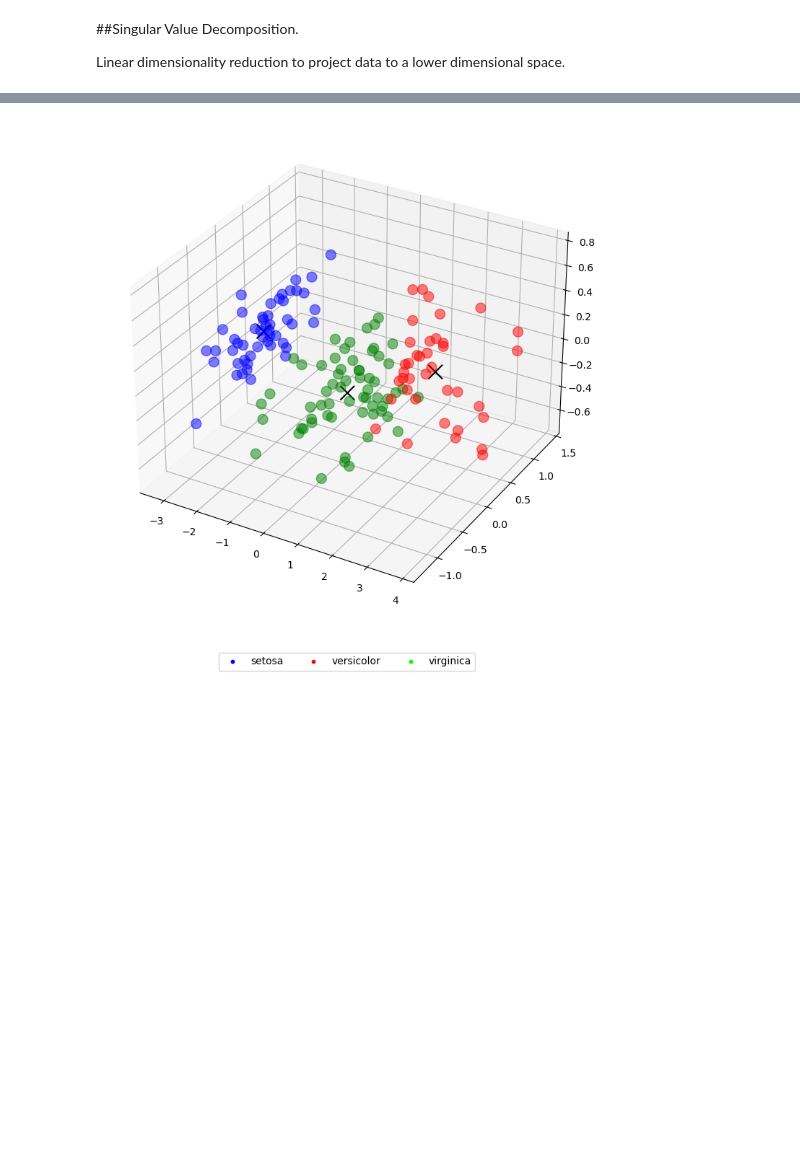
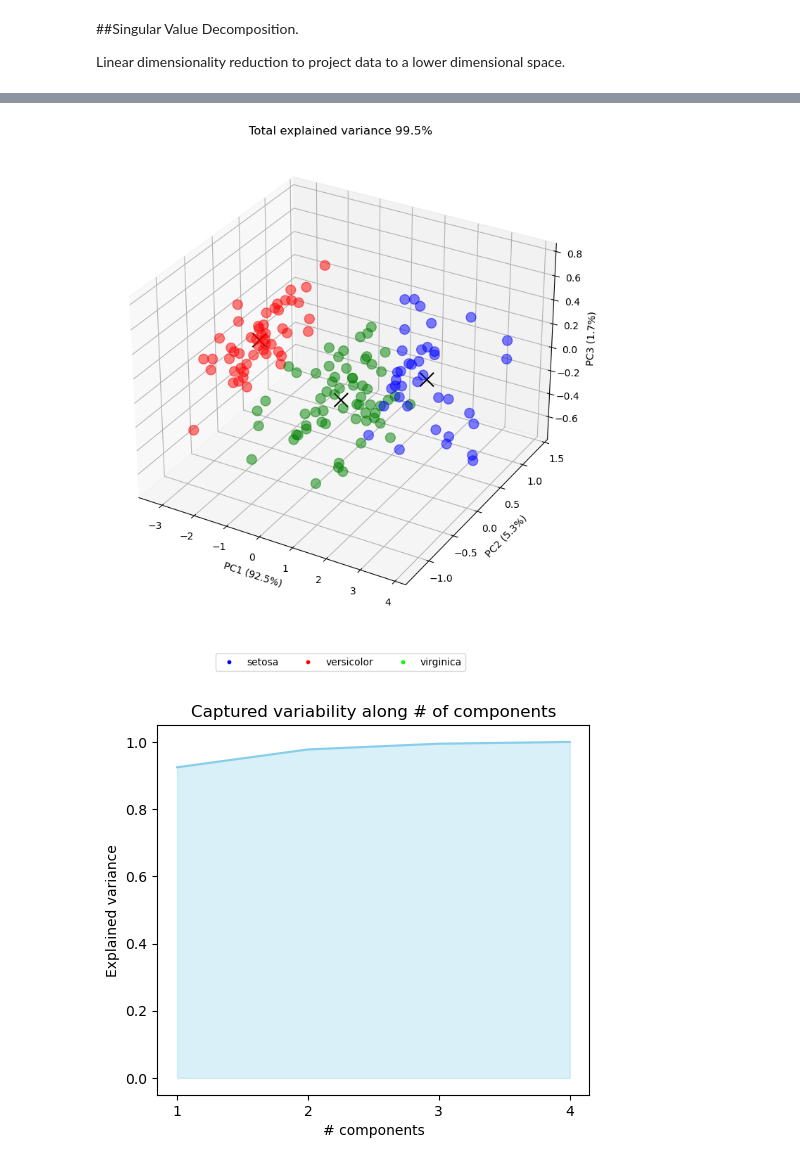
Before and after one commit to delatorrena2016/MachineLearningCourseUG, a Jupyter notebook: UNSUPERVISED LEARNING/02. PCA/Prac2IRISPLANT.ipynb, the cells around one changed output, grey strips where cells are left out. Saved outputs shown, nothing was run; the diff lists cells and outputs as text; code cells hidden in the pictures; blank space fills up the shorter version.

```diff
--- a/UNSUPERVISED LEARNING/02. PCA/Prac2IRISPLANT.ipynb
+++ b/UNSUPERVISED LEARNING/02. PCA/Prac2IRISPLANT.ipynb
@@ -96,9 +112,25 @@ label_color = [LABEL_COLOR_MAP[l] for l in X3_clustered]
 
 fig = plt.figure(figsize = (10,10))
 ax = fig.add_subplot(projection = '3d')
-ax.scatter(reduced[1][:,0],reduced[1][:,1],reduced[1][:,2],s=100., c= label_color, alpha=0.5)
+ax.scatter(components[1][:,0],components[1][:,1],components[1][:,2],s=100., c= label_color, alpha=0.5)
 ax.scatter(centers3[:,0],centers3[:,1],centers3[:,2],s=200., c= 'black',marker='x', alpha=1)
-plt.legend(handles, t_names, loc="center", bbox_to_anchor=(0.5, -0.1), shadow=False, ncol=3)
+plt.title("Total explained variance {:.1%}".format(pca[1].explained_variance_ratio_.sum()))
+ax.set_xlabel("PC1 ({:.1%})". format(pca[1].explained_variance_ratio_[0]))
+ax.set_ylabel("PC2 ({:.1%})". format(pca[1].explained_variance_ratio_[1]))
+ax.set_zlabel("PC3 ({:.1%})". format(pca[1].explained_variance_ratio_[2]))
+
+plt.legend(handles_f(), t_names, loc="center", bbox_to_anchor=(0.5, -0.1), shadow=False, ncol=3)
 plt.show()
 # %% [output]
-[figure, old version]
+[figure, new version]
+# %%
+exp_var_cumul = np.cumsum(pca[2].explained_variance_ratio_)
+plt.fill_between(np.linspace(1, exp_var_cumul.shape[0], num=4), exp_var_cumul, color="skyblue", alpha=0.3)
+plt.plot(np.linspace(1, exp_var_cumul.shape[0], num=4), exp_var_cumul, color="skyblue")
+plt.xticks(np.arange(1, exp_var_cumul.shape[0] + 1, 1))
+plt.title("Captured variability along # of components")
+plt.xlabel("# components")
+plt.ylabel("Explained variance")
+plt.show()
+# %% [output]
+[figure, added]
```
Also changed, not shown: parts of 3 cells of this notebook.
